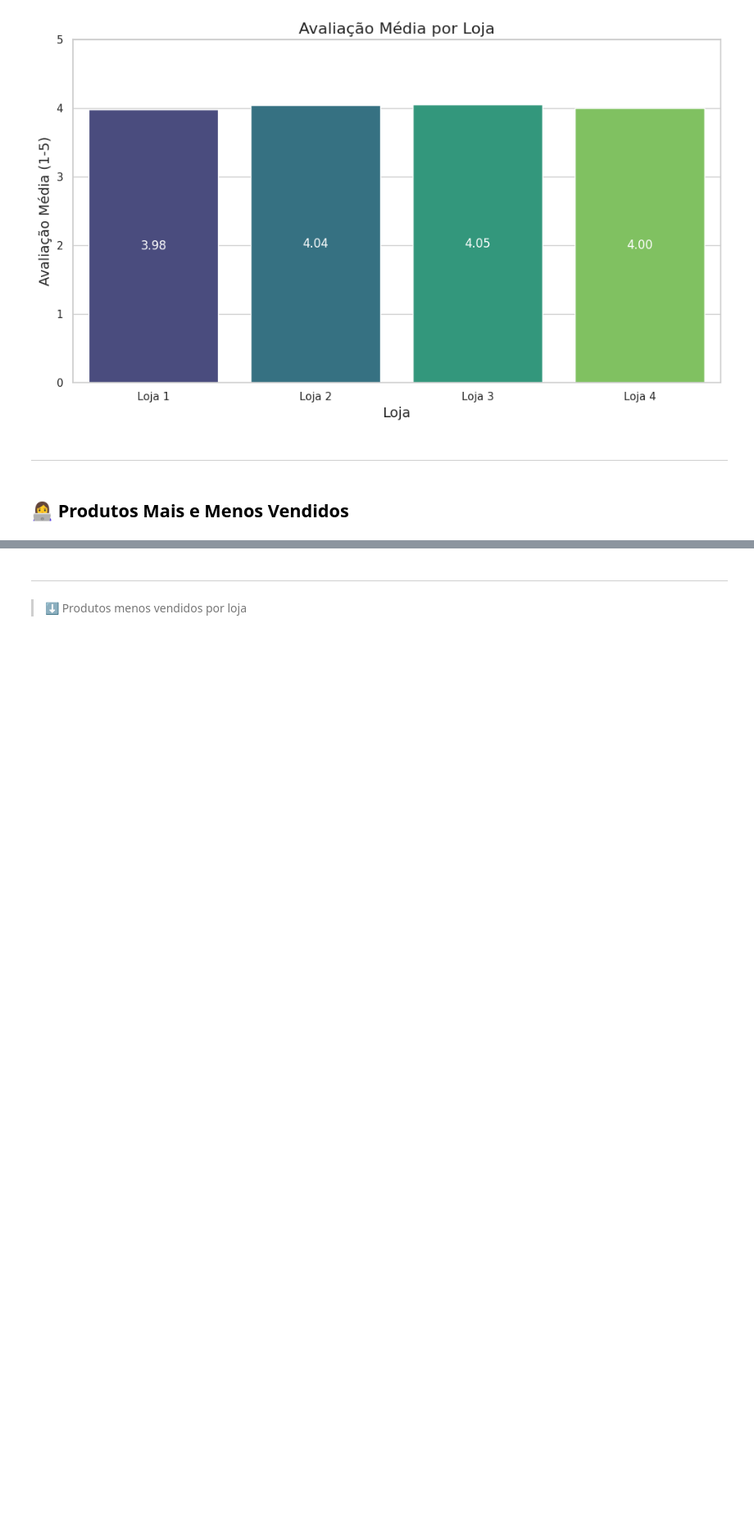
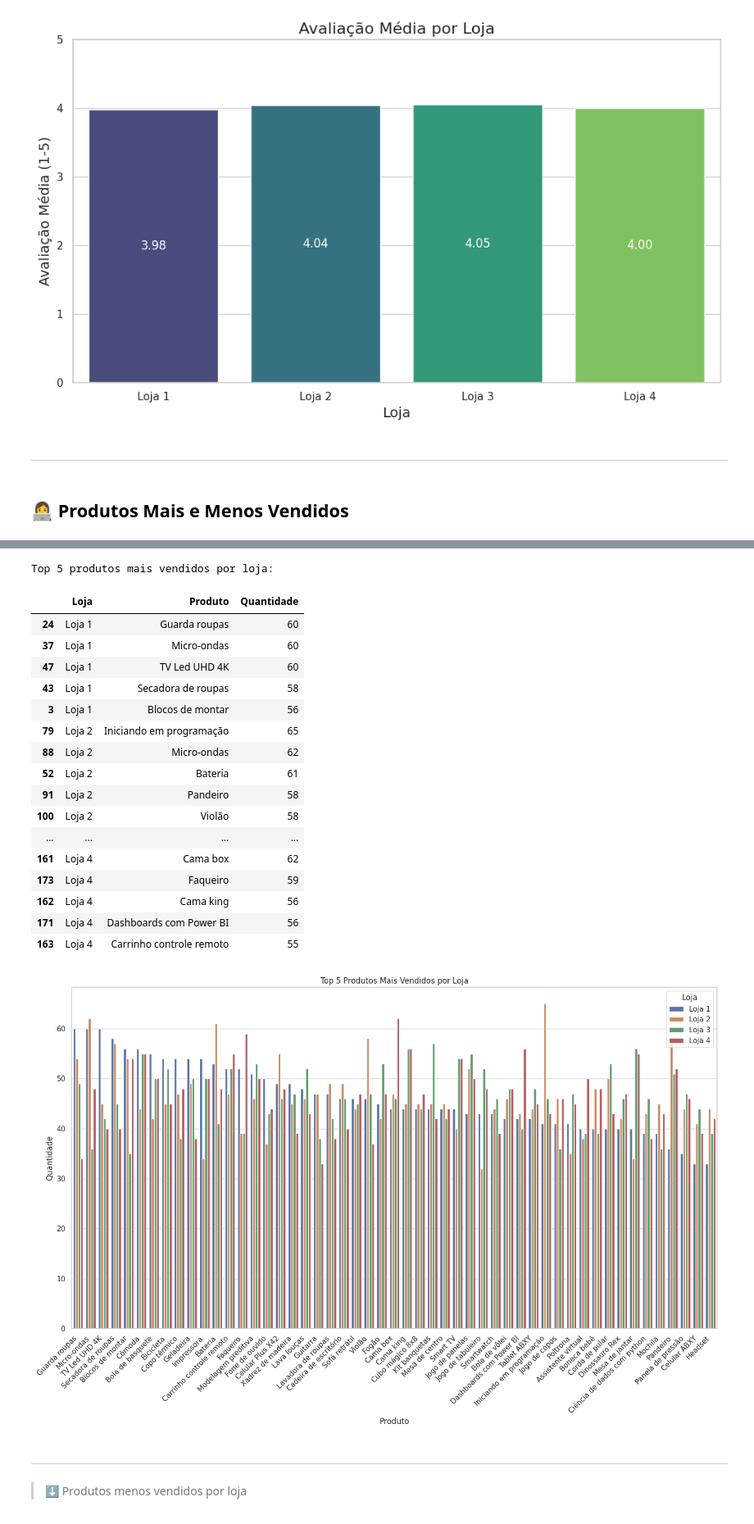
Before and after one commit to JULIANNEBBORGES/CHALLENGE_ALURA_STORE, a Jupyter notebook: AluraStoreBr.ipynb, the cells around one changed output, grey strips where cells are left out. Shown at 82% size. Drawn from its saved outputs; the diff is of its cells as text; code cells hidden in the pictures; blank space fills up the shorter version.

```diff
--- a/AluraStoreBr.ipynb
+++ b/AluraStoreBr.ipynb
@@ -473,3 +425,44 @@ plt.show()
+# %%
+# Criando função para analisar produtos mais e menos vendidos
+def analisar_produtos(dados):
+    produtos_por_loja = dados.groupby(['Loja', 'Produto']).size().reset_index(name='Quantidade')
+    return produtos_por_loja
+
+produtos_vendas = analisar_produtos(dados_completos)
+
+# Top 5 produtos mais vendidos por loja
+top_produtos = produtos_vendas.sort_values(['Loja', 'Quantidade'], ascending=[True, False])
+produtos_mais_vendidos = top_produtos.groupby('Loja').head(5) # Assign the result to produtos_mais_vendidos
+print("\nTop 5 produtos mais vendidos por loja:")
+display(produtos_mais_vendidos)
+
+# Criar um gráfico de barras para visualizar os resultados
+plt.figure(figsize=(15, 10))
+sns.barplot(x='Produto', y='Quantidade', hue='Loja', data=top_produtos)  # Use top_produtos for the plot
+plt.title('Top 5 Produtos Mais Vendidos por Loja')
+plt.xticks(rotation=45, ha='right')
+plt.tight_layout()
+plt.show()
+# %% [output]
+Top 5 produtos mais vendidos por loja:
+|  | Loja | Produto | Quantidade |
+| 24 | Loja 1 | Guarda roupas | 60 |
+| 37 | Loja 1 | Micro-ondas | 60 |
+| 47 | Loja 1 | TV Led UHD 4K | 60 |
+| 43 | Loja 1 | Secadora de roupas | 58 |
+| 3 | Loja 1 | Blocos de montar | 56 |
+| 79 | Loja 2 | Iniciando em programação | 65 |
+| 88 | Loja 2 | Micro-ondas | 62 |
+| 52 | Loja 2 | Bateria | 61 |
+| 91 | Loja 2 | Pandeiro | 58 |
+| 100 | Loja 2 | Violão | 58 |
+| ... | ... | ... | ... |
+| 161 | Loja 4 | Cama box | 62 |
+| 173 | Loja 4 | Faqueiro | 59 |
+| 162 | Loja 4 | Cama king | 56 |
+| 171 | Loja 4 | Dashboards com Power BI | 56 |
+| 163 | Loja 4 | Carrinho controle remoto | 55 |
+[figure, added]
 # %% [markdown]
 
 
```
Also changed, not shown: parts of 9 cells of this notebook.
